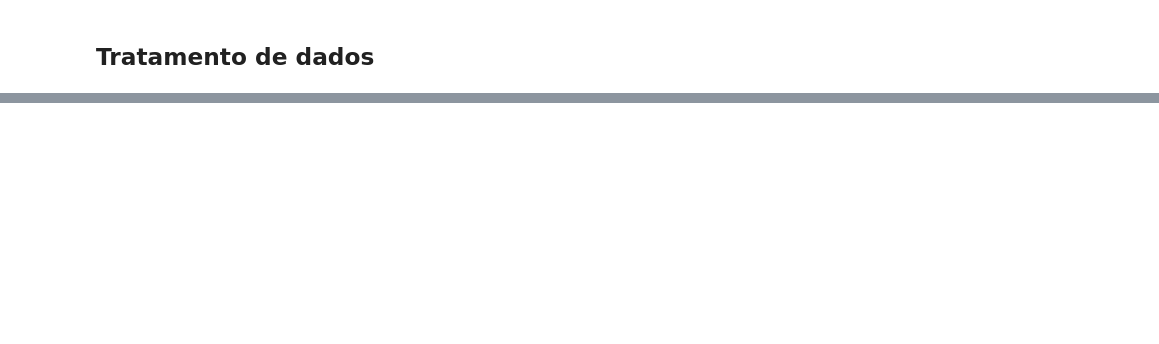
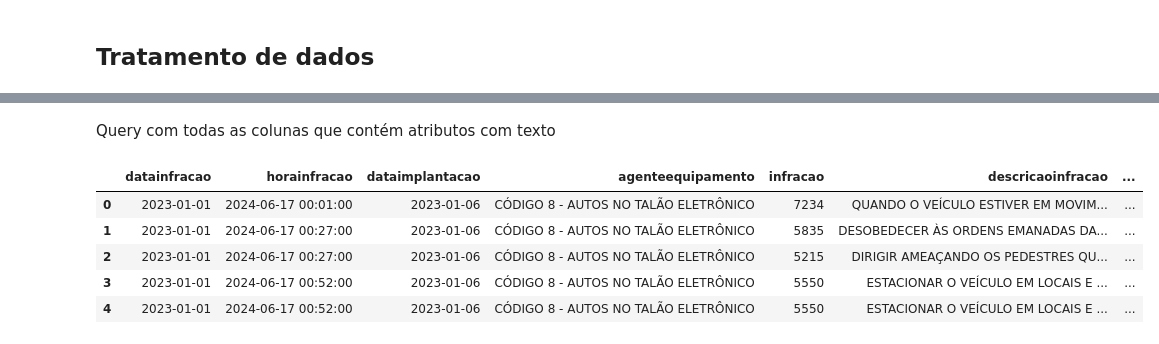
Before and after one commit to Barros313/Big-Data-1---Senac-TADS028, a Jupyter notebook: pyspark/infracoes_pyspark.ipynb, the cells around one changed output, grey strips where cells are left out. Cells and saved outputs as stored; diff of their text form; code cells hidden in the pictures; blank space fills up the shorter version.

```diff
--- a/pyspark/infracoes_pyspark.ipynb
+++ b/pyspark/infracoes_pyspark.ipynb
@@ -76,0 +112,20 @@ Passando todos os atributos para Maiúsculo
+# %% [markdown]
+Query com todas as colunas que contém atributos com texto
+# %%
+from pyspark.sql.functions import upper
+
+# Query para alterar valores de colunas
+df_uppercase_values = df.withColumn('agenteequipamento', upper(col('agenteequipamento'))) \
+                        .withColumn('descricaoinfracao', upper(col('descricaoinfracao'))) \
+                        .withColumn('amparolegal', upper(col('amparolegal'))) \
+                        .withColumn('localcometimento', upper(col('localcometimento')))
+
+# Teste
+pd.DataFrame(df_uppercase_values.take(5), columns=df_uppercase_values.columns)
+# %% [output]
+|  | datainfracao | horainfracao | dataimplantacao | agenteequipamento | infracao | descricaoinfracao | ... |
+| 0 | 2023-01-01 | 2024-06-17 00:01:00 | 2023-01-06 | CÓDIGO 8 - AUTOS NO TALÃO ELETRÔNICO | 7234 | QUANDO O VEÍCULO ESTIVER EM MOVIM... | ... |
+| 1 | 2023-01-01 | 2024-06-17 00:27:00 | 2023-01-06 | CÓDIGO 8 - AUTOS NO TALÃO ELETRÔNICO | 5835 | DESOBEDECER ÀS ORDENS EMANADAS DA... | ... |
+| 2 | 2023-01-01 | 2024-06-17 00:27:00 | 2023-01-06 | CÓDIGO 8 - AUTOS NO TALÃO ELETRÔNICO | 5215 | DIRIGIR AMEAÇANDO OS PEDESTRES QU... | ... |
+| 3 | 2023-01-01 | 2024-06-17 00:52:00 | 2023-01-06 | CÓDIGO 8 - AUTOS NO TALÃO ELETRÔNICO | 5550 | ESTACIONAR O VEÍCULO EM LOCAIS E ... | ... |
+| 4 | 2023-01-01 | 2024-06-17 00:52:00 | 2023-01-06 | CÓDIGO 8 - AUTOS NO TALÃO ELETRÔNICO | 5550 | ESTACIONAR O VEÍCULO EM LOCAIS E ... | ... |
```
Also changed, not shown: parts of 26 cells of this notebook.
